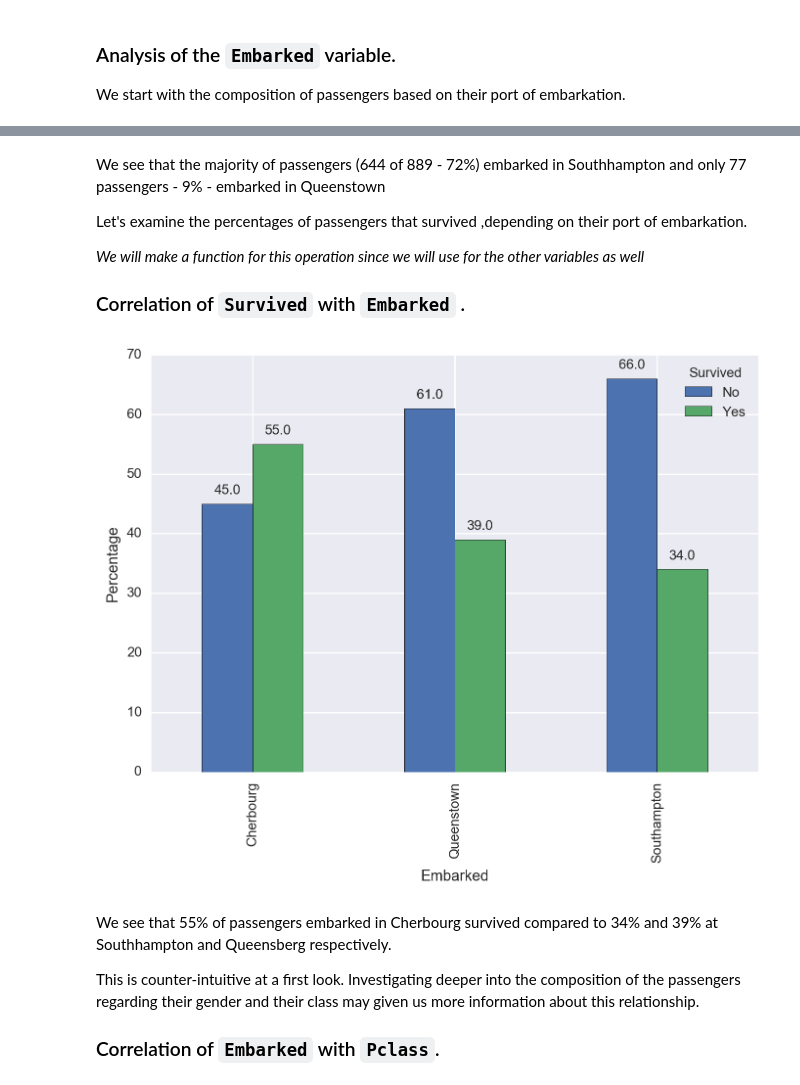
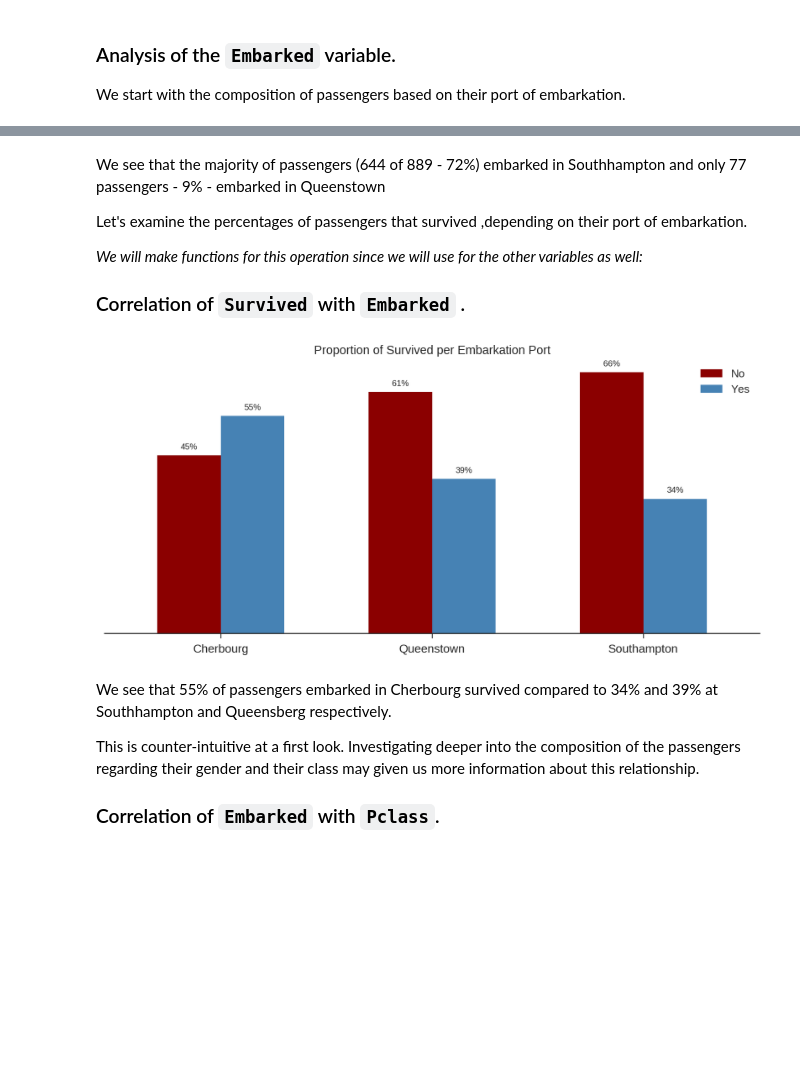
Before and after one commit to jkarakas/Exploratory-Analysis-of-the-Titanic-Dataset, a Jupyter notebook: Titanic_Dataset_Exploratory_Analysis.ipynb, the cells around one changed output, grey strips where cells are left out. Cells and saved outputs as stored; diff of their text form; code cells hidden in the pictures; blank space fills up the shorter version.

```diff
--- a/Titanic_Dataset_Exploratory_Analysis.ipynb
+++ b/Titanic_Dataset_Exploratory_Analysis.ipynb
@@ -192,6 +220,6 @@ We see that the majority of passengers (644 of 889 - 72%) embarked in Southhampt
 
 Let's examine the percentages of passengers that survived ,depending on their port of embarkation.
 
-_We will make a function for this operation since we will use for the other variables as well_
+_We will make functions for this operation since we will use for the other variables as well:_
 
 ### Correlation of `Survived` with `Embarked` .
@@ -216,4 +225,0 @@ def perc_bar(col1, col2,df):
-# %%
-perc_bar('Survived', 'Embarked', descript)
-# %% [output]
-[figure, removed]
@@ -220,3 +292,8 @@ perc_bar('Survived', 'Embarked', descript)
+# %%
+Groupby_TwoCol_Plot(descript,'Embarked', 'Survived', color_palette=('darkred','steelblue'),
+                    plt_style = 'seaborn-ticks', custom_title='Proportion of Survived per Embarkation Port')
+# %% [output]
+[figure, added]
 # %% [markdown]
 We see that 55% of passengers embarked in Cherbourg survived compared to 34% and 39% at Southhampton and Queensberg respectively.
 
```
Also changed, not shown: parts of 20 cells of this notebook, 2 other files.
